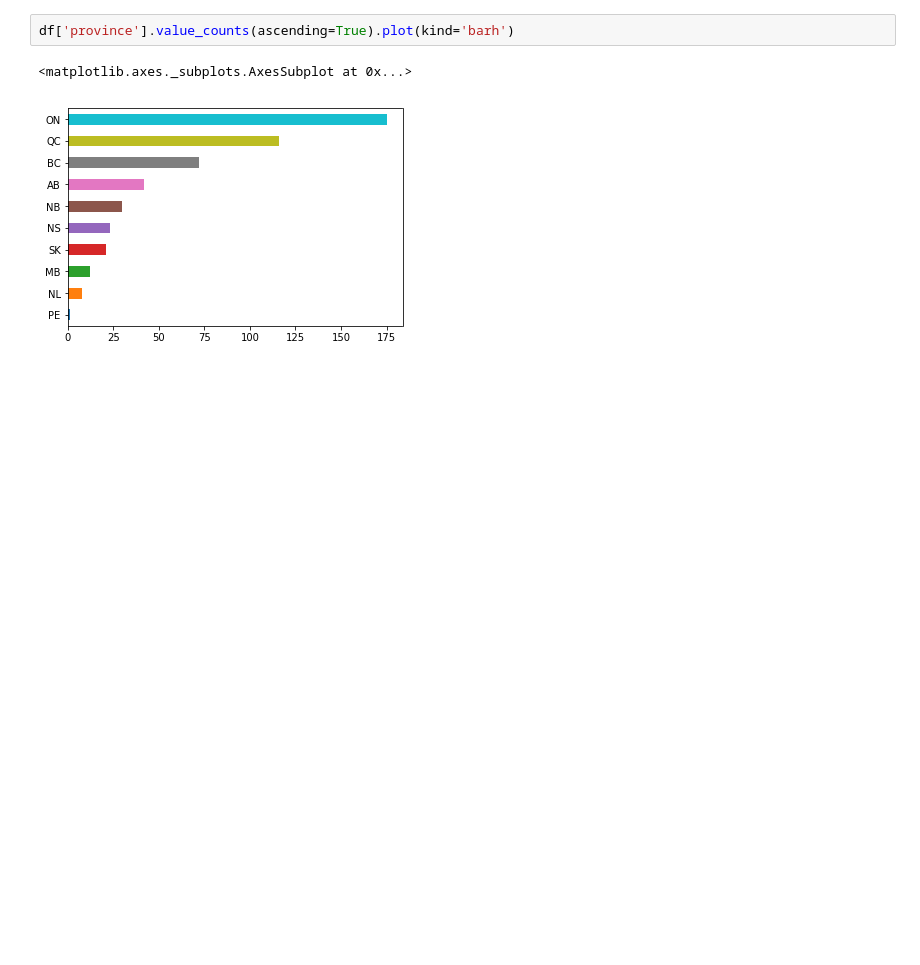
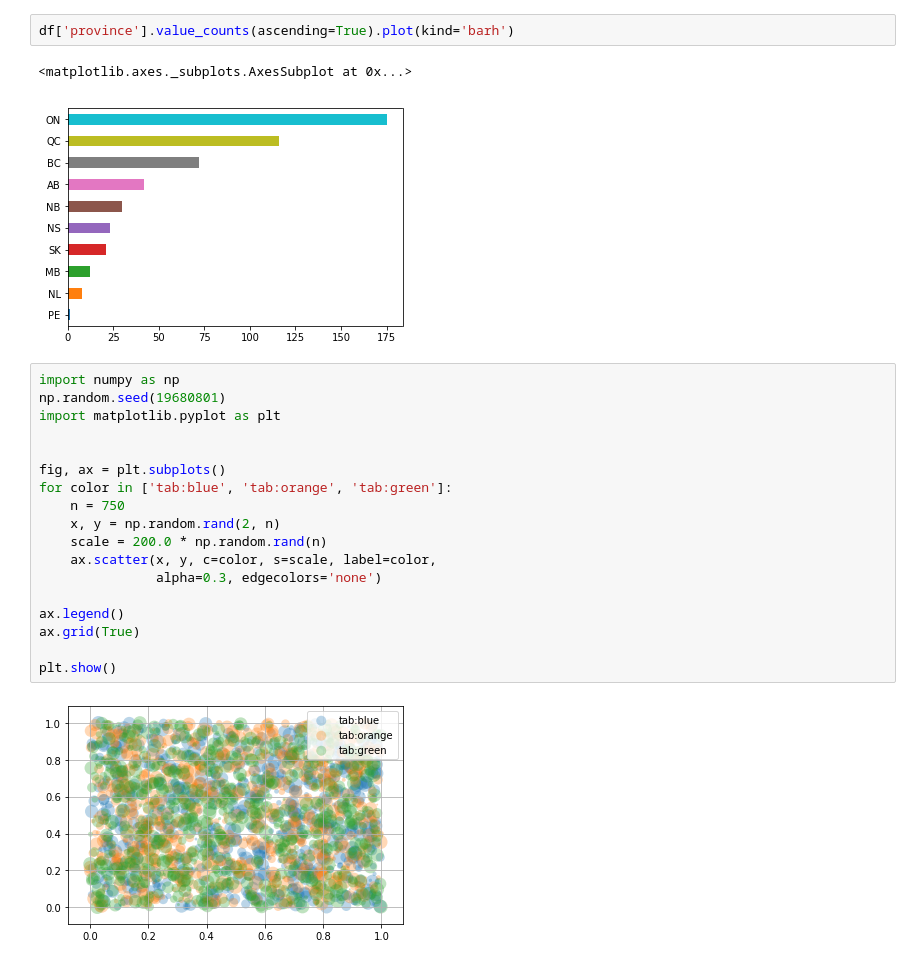
Before and after one commit to PeterAnema/PythonProgrammingSandbox, a Jupyter notebook: Jupyter Notebooks/ca-500 met Pandas.ipynb, the cells around one changed output. Cells and saved outputs as stored; diff of their text form; blank space fills up the shorter version.

```diff
--- a/Jupyter Notebooks/ca-500 met Pandas.ipynb
+++ b/Jupyter Notebooks/ca-500 met Pandas.ipynb
@@ -155,3 +166,23 @@ df['province'].value_counts(ascending=True).plot(kind='barh')
 # %% [output]
 <matplotlib.axes._subplots.AxesSubplot at 0x...>
 [figure]
+# %%
+import numpy as np
+np.random.seed(19680801)
+import matplotlib.pyplot as plt
+
+
+fig, ax = plt.subplots()
+for color in ['tab:blue', 'tab:orange', 'tab:green']:
+    n = 750
+    x, y = np.random.rand(2, n)
+    scale = 200.0 * np.random.rand(n)
+    ax.scatter(x, y, c=color, s=scale, label=color,
+               alpha=0.3, edgecolors='none')
+
+ax.legend()
+ax.grid(True)
+
+plt.show()
+# %% [output]
+[figure, added]
```
Also changed, not shown: parts of 4 cells of this notebook, 32 other files.
